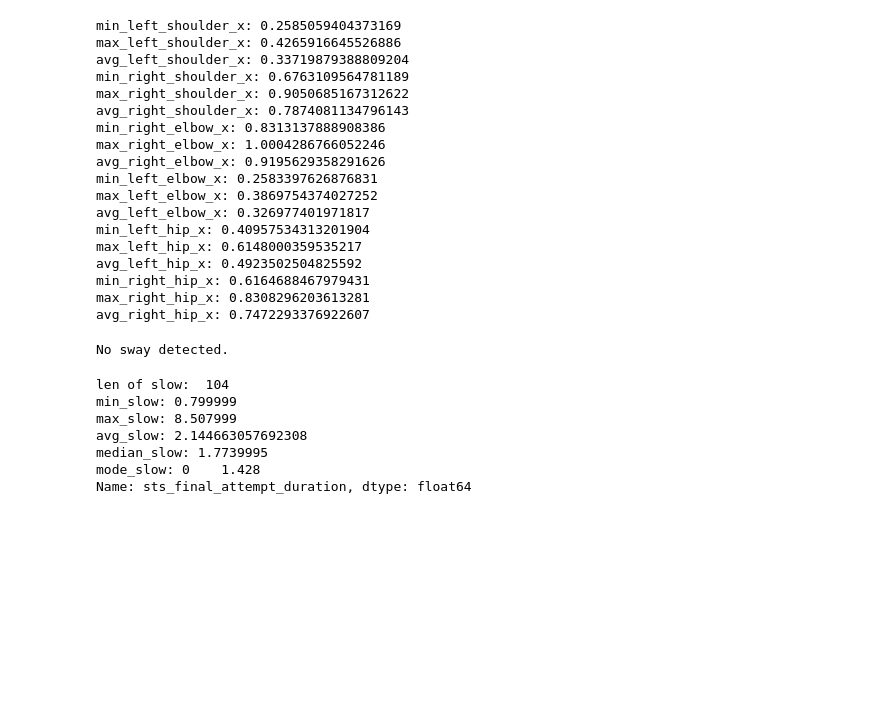
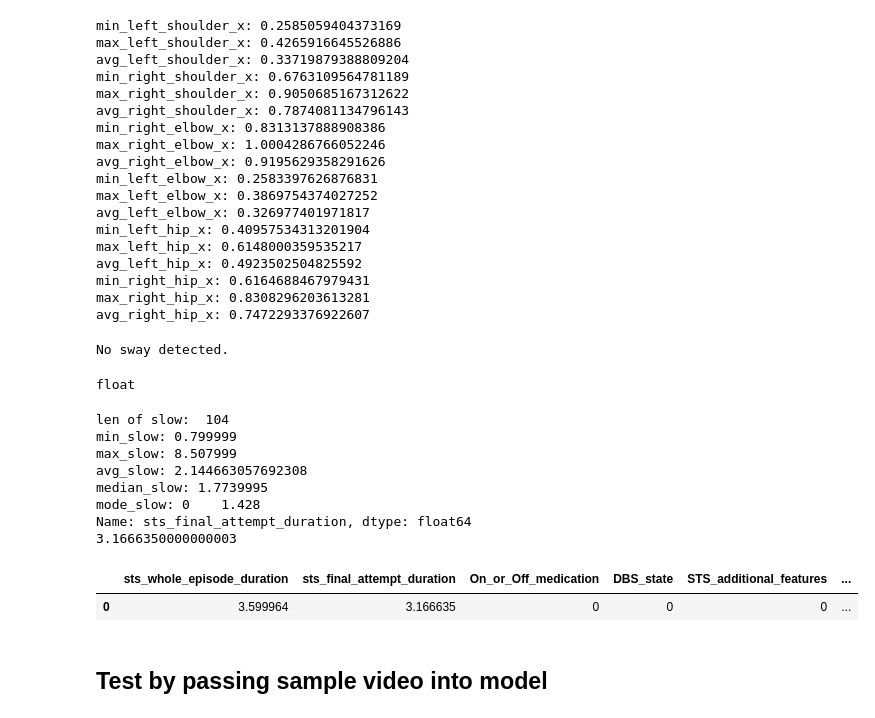
Before and after one commit to kgreed4/parkisons_exploration, a Jupyter notebook: sts/movenet_example.ipynb, the cells around one changed output. Cells and saved outputs as stored; diff of their text form; code cells hidden in the pictures; blank space fills up the shorter version.

Commit message:
Tested using input video

```diff
--- a/sts/movenet_example.ipynb
+++ b/sts/movenet_example.ipynb
@@ -1042,7 +1036,7 @@ avg_sts = sts_df['sts_whole_episode_duration'].mean()
 print('avg: ', avg_sts)
 
 # Roughly could do if whole duration > ~5.5 seconds then 3/4 score
-if output_df['sts_whole_episode_duration'] > 5.5:
+if output_df.loc[0, 'sts_whole_episode_duration'] > 5.5:
   output_df.loc[0, 'MDS-UPDRS_score_3.9 _arising_from_chair'] = 3
 # %% [output]
 len of >=3:  9
@@ -1175,12 +1169,16 @@ threshold = 0.25
 if left_shoulder_x_diff > threshold or right_shoulder_x_diff > threshold or left_elbow_x_diff > threshold or right_elbow_x_diff > threshold or left_hip_x_diff > threshold or right_hip_x_diff > threshold:
     print("Swaying detected!")
     print(f"Uses arms of chair")
-    output_df.loc['MDS-UPDRS_score_3.9 _arising_from_chair', 0] = 2
-    output_df.loc['STS_additional_features', 0] = "Uses arms of chair"
+    output_df.loc[0, 'MDS-UPDRS_score_3.9 _arising_from_chair'] = 2
+    output_df.loc[0, 'STS_additional_features'] = "Uses arms of chair"
 else:
     print("No sway detected.")
 # %% [output]
 No sway detected.
+# %%
+type(output_df.loc[0, 'sts_final_attempt_duration'])
+# %% [output]
+float
 # %%
 # Determine attribute of slow for STS_additional_features
 # Filter sts_df for STS_additional_features where the word slow appears
@@ -1200,9 +1198,11 @@ print(f"avg_slow: {avg_slow}")
 print(f"median_slow: {median_slow}")
 print(f"mode_slow: {mode_slow}")
 
+print(output_df.loc[0, 'sts_final_attempt_duration'])
+
 # If final duration is greater than 2.1, then slow
-if output_df.loc['sts_final_attempt_duration', 0] > 2.1:
-    output_df.loc['STS_additional_features', 0] = "Slow"
+if output_df.loc[0, 'sts_final_attempt_duration'] > 2.1:
+    output_df.loc[0, 'STS_additional_features'] = "Slow"
 # %% [output]
 len of slow:  104
 min_slow: 0.799999
@@ -1211,3 +1211,13 @@ avg_slow: 2.144663057692308
 median_slow: 1.7739995
 mode_slow: 0    1.428
 Name: sts_final_attempt_duration, dtype: float64
+3.1666350000000003
+# %%
+output_df.loc[0, 'MDS-UPDRS_score_3.9 _arising_from_chair'] = 0
+# %%
+output_df
+# %% [output]
+|  | sts_whole_episode_duration | sts_final_attempt_duration | On_or_Off_medication | DBS_state | STS_additional_features | ... |
+| 0 | 3.599964 | 3.166635 | 0 | 0 | 0 | ... |
+# %% [markdown]
+## Test by passing sample video into model
```
Also changed, not shown: parts of 7 cells of this notebook.
